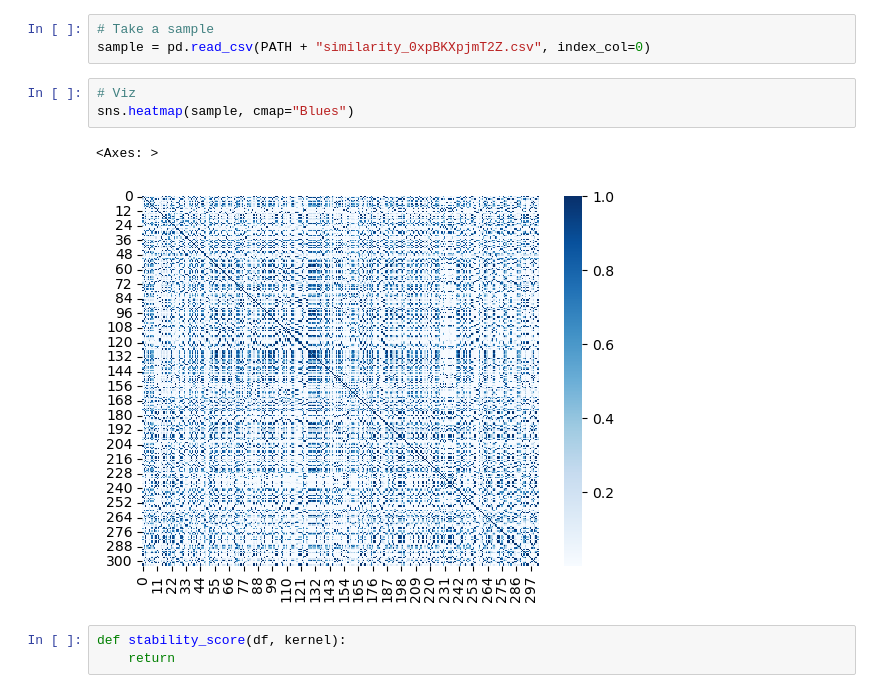
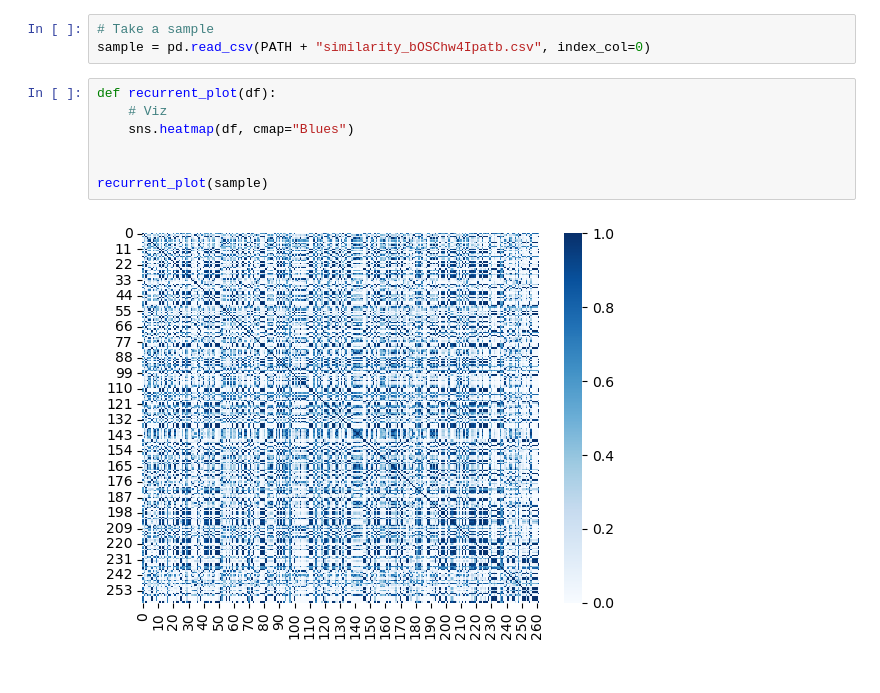
Before and after one commit to digitraceslab/digirhythm, a Jupyter notebook: analysis/similarity.ipynb, the cells around one changed output. Drawn from its saved outputs; the diff is of its cells as text.

```diff
--- a/analysis/similarity.ipynb
+++ b/analysis/similarity.ipynb
@@ -12,12 +19,12 @@ sns.set_palette(palette)
 # %%
 # Take a sample
-sample = pd.read_csv(PATH + "similarity_0xpBKXpjmT2Z.csv", index_col=0)
+sample = pd.read_csv(PATH + "similarity_bOSChw4Ipatb.csv", index_col=0)
 # %%
-# Viz
-sns.heatmap(sample, cmap="Blues")
+def recurrent_plot(df):
+    # Viz
+    sns.heatmap(df, cmap="Blues")
+
+
+recurrent_plot(sample)
 # %% [output]
-<Axes: >
-[figure, old version]
+[figure, new version]
-# %%
-def stability_score(df, kernel):
-    return
```
Also changed, not shown: parts of 3 cells of this notebook, 11 other files.
